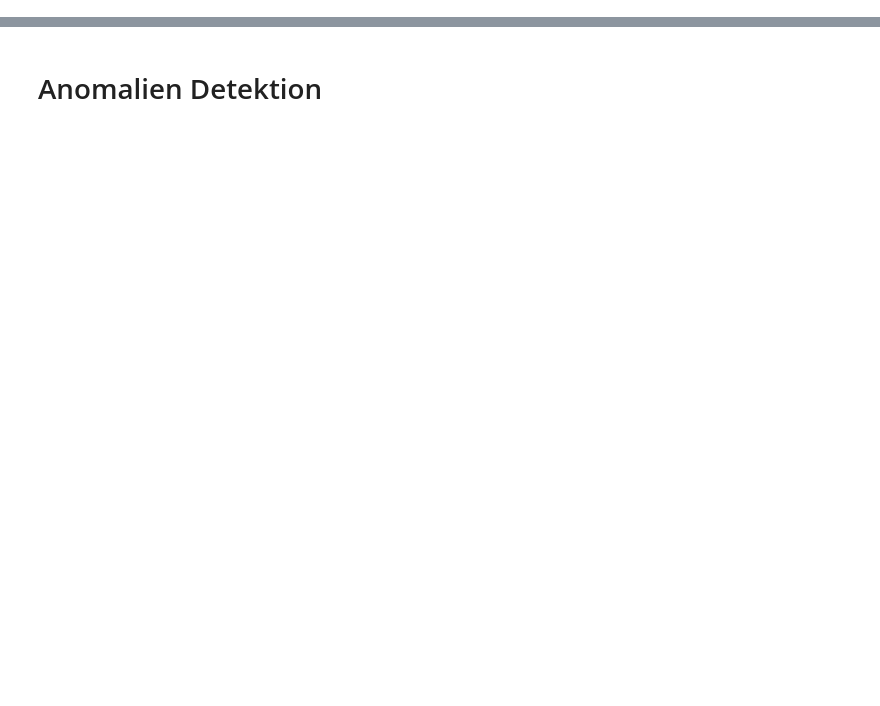
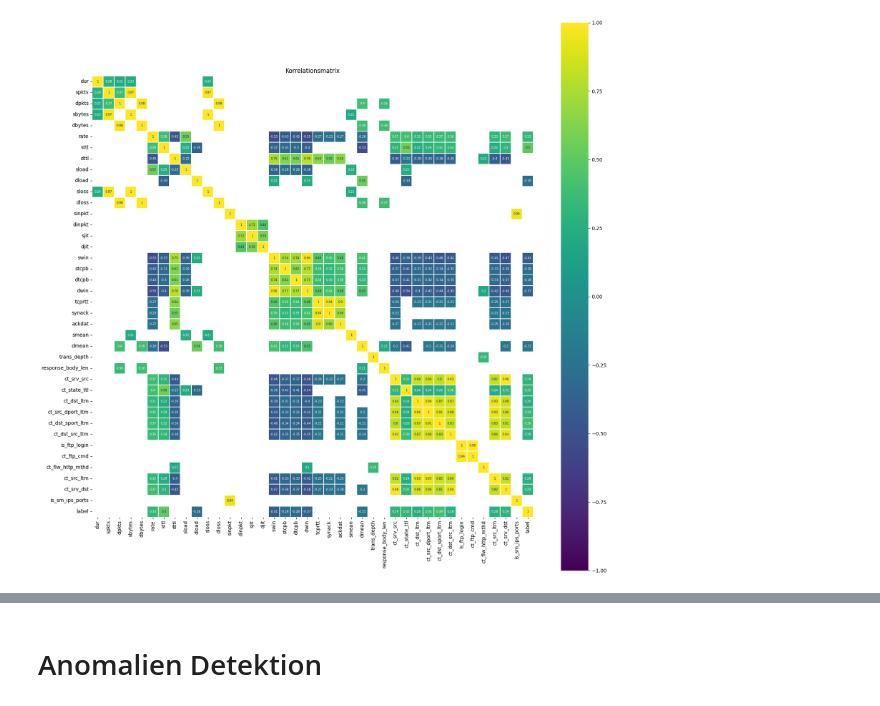
Before and after one commit to aKravtschenko/DEEPL-Autoencoder, a Jupyter notebook: main.ipynb, the cells around one changed output, grey strips where cells are left out. Saved outputs shown, nothing was run; the diff lists cells and outputs as text; code cells hidden in the pictures; blank space fills up the shorter version.

```diff
--- a/main.ipynb
+++ b/main.ipynb
@@ -52,0 +119,12 @@ AttributeError: Can only use .str accessor with string values!
+# %%
+nummerisch = dataframe.select_dtypes(include=['float64', 'int64', 'int16', 'int32'])
+corr_matrix = nummerisch.corr()
+plt.figure(figsize=(20, 20))
+
+sns.heatmap(corr_matrix[(corr_matrix >= 0.2) | (corr_matrix <= -0.2)],
+            cmap='viridis', vmax=1.0, vmin=-1.0, linewidths=0.1,
+            annot=True, annot_kws={"size": 6}, square=True)
+plt.title('Korrelationsmatrix')
+plt.show()
+# %% [output]
+[figure, added]
```
Also changed, not shown: parts of 24 cells of this notebook, 2 other files.
